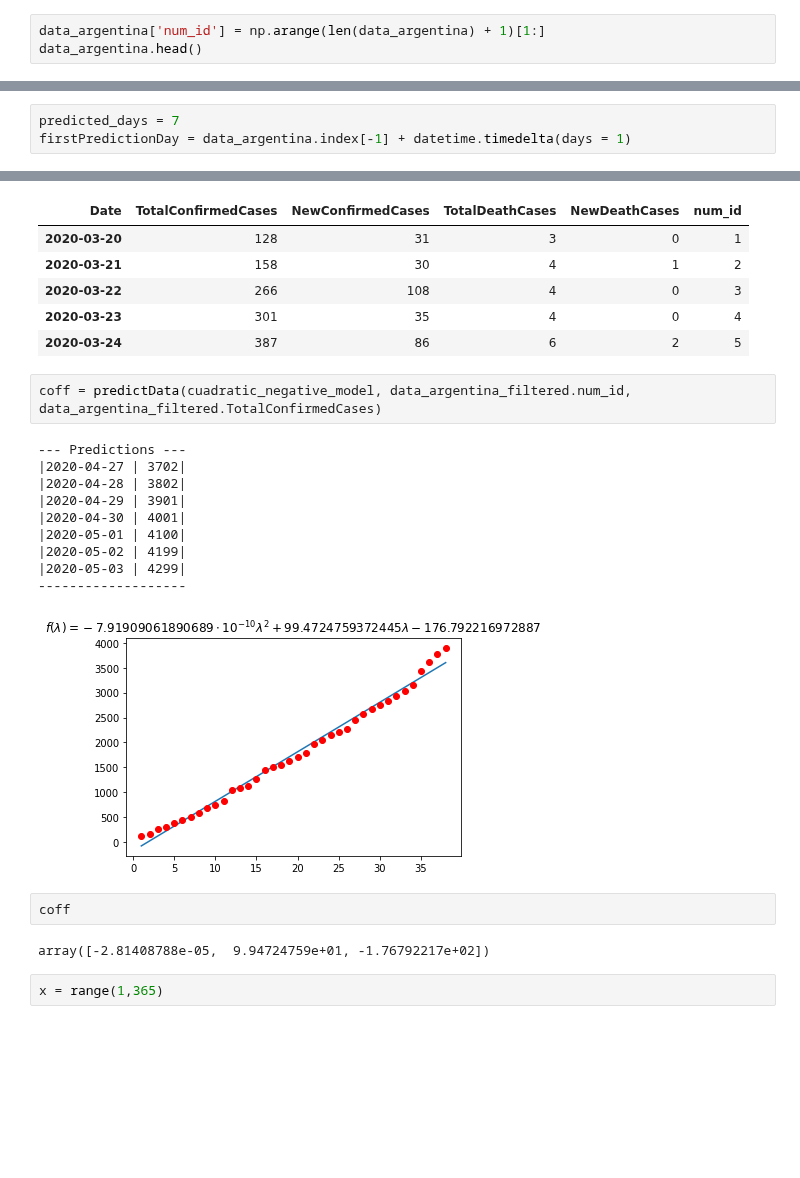
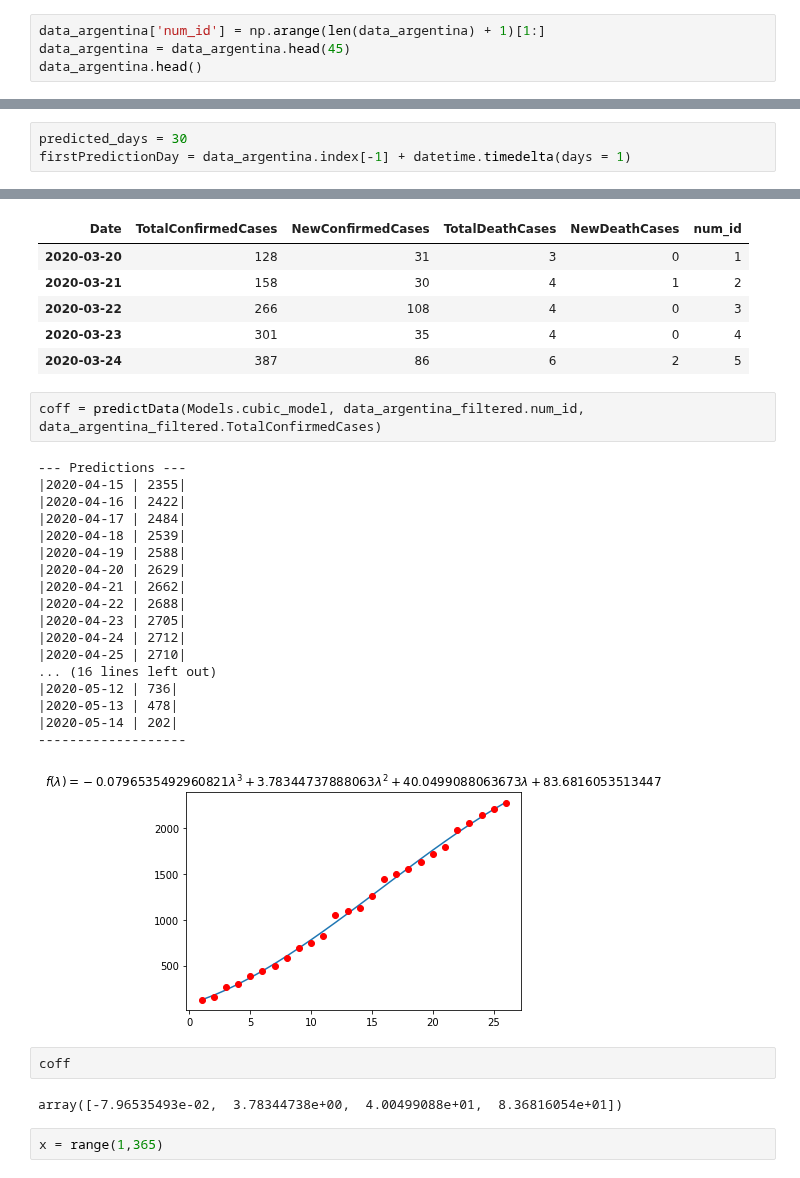
Before and after one commit to lprone/coronavirus, a Jupyter notebook: coronavirus-argentina.ipynb, the cells around one changed output, grey strips where cells are left out. Drawn from its saved outputs; the diff is of its cells as text; blank space fills up the shorter version.

Commit message:
predictons for argentina since apr 15

```diff
--- a/coronavirus-argentina.ipynb
+++ b/coronavirus-argentina.ipynb
@@ -185,5 +185,6 @@ data_argentina_confirmed
 # %%
 data_argentina['num_id'] = np.arange(len(data_argentina) + 1)[1:]
+data_argentina = data_argentina.head(45)
 data_argentina.head()
 # %% [output]
 | Date | TotalConfirmedCases | NewConfirmedCases | TotalDeathCases | NewDeathCases | num_id |
@@ -204,5 +205,5 @@ data_argentina.tail()
 # %%
-predicted_days = 7
+predicted_days = 30
 firstPredictionDay = data_argentina.index[-1] + datetime.timedelta(days = 1)
 # %%
 # testing only (remove last row to check results)
@@ -359,22 +398,30 @@ data_argentina_filtered.head()
 | 2020-03-23 | 301 | 35 | 4 | 0 | 4 |
 | 2020-03-24 | 387 | 86 | 6 | 2 | 5 |
 # %%
-coff = predictData(cuadratic_negative_model, data_argentina_filtered.num_id, data_argentina_filtered.TotalConfirmedCases)
+coff = predictData(Models.cubic_model, data_argentina_filtered.num_id, data_argentina_filtered.TotalConfirmedCases)
 # %% [output]
 --- Predictions ---
-|2020-04-27 | 3702|
-|2020-04-28 | 3802|
-|2020-04-29 | 3901|
-|2020-04-30 | 4001|
-|2020-05-01 | 4100|
-|2020-05-02 | 4199|
-|2020-05-03 | 4299|
+|2020-04-15 | 2355|
+|2020-04-16 | 2422|
+|2020-04-17 | 2484|
+|2020-04-18 | 2539|
+|2020-04-19 | 2588|
+|2020-04-20 | 2629|
+|2020-04-21 | 2662|
+|2020-04-22 | 2688|
+|2020-04-23 | 2705|
+|2020-04-24 | 2712|
+|2020-04-25 | 2710|
+... (16 lines left out)
+|2020-05-12 | 736|
+|2020-05-13 | 478|
+|2020-05-14 | 202|
 -------------------
-[figure, old version]
+[figure, new version]
 # %%
 coff
 # %% [output]
-array([-2.81408788e-05,  9.94724759e+01, -1.76792217e+02])
+array([-7.96535493e-02,  3.78344738e+00,  4.00499088e+01,  8.36816054e+01])
 # %%
 x = range(1,365)
 # %%
```
Also changed, not shown: parts of 11 cells of this notebook.
